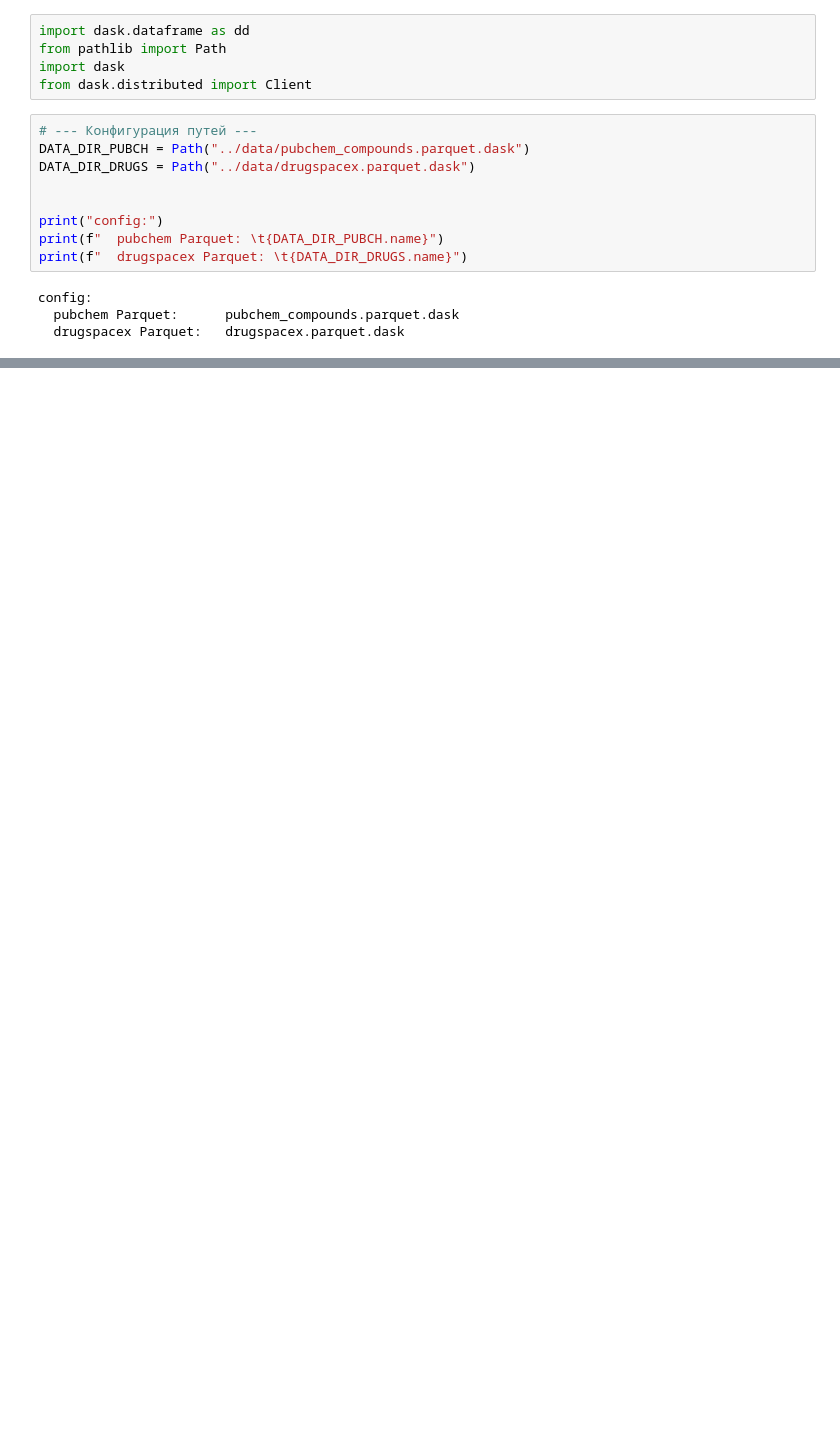
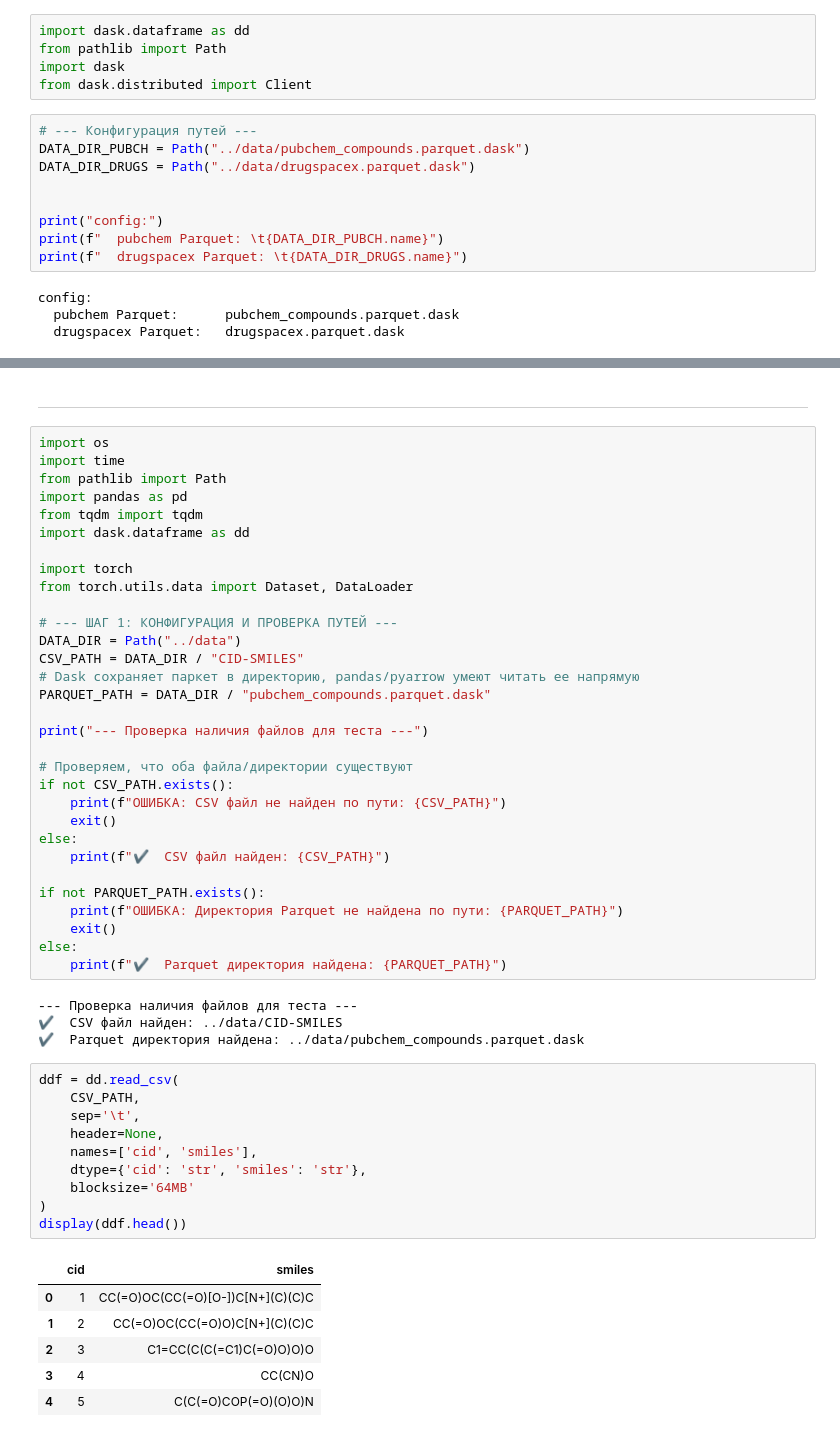
Before and after one commit to immelstorun/xformer_molecular_embedder, a Jupyter notebook: sandbox/dataset_intersect.ipynb, the cells around one changed output, grey strips where cells are left out. Cells and saved outputs as stored; diff of their text form; blank space fills up the shorter version.

```diff
--- a/sandbox/dataset_intersect.ipynb
+++ b/sandbox/dataset_intersect.ipynb
@@ -26,0 +164,54 @@ Dask dashboard link: http://127.0.0.1:8787/status
+# %% [markdown]
+---
+# %%
+import os
+import time
+from pathlib import Path
+import pandas as pd
+from tqdm import tqdm
+import dask.dataframe as dd
+
+import torch
+from torch.utils.data import Dataset, DataLoader
+
+# --- ШАГ 1: КОНФИГУРАЦИЯ И ПРОВЕРКА ПУТЕЙ ---
+DATA_DIR = Path("../data")
+CSV_PATH = DATA_DIR / "CID-SMILES"
+# Dask сохраняет паркет в директорию, pandas/pyarrow умеют читать ее напрямую
+PARQUET_PATH = DATA_DIR / "pubchem_compounds.parquet.dask"
+
+print("--- Проверка наличия файлов для теста ---")
+
+# Проверяем, что оба файла/директории существуют
+if not CSV_PATH.exists():
+    print(f"ОШИБКА: CSV файл не найден по пути: {CSV_PATH}")
+    exit()
+else:
+    print(f"✔️  CSV файл найден: {CSV_PATH}")
+
+if not PARQUET_PATH.exists():
+    print(f"ОШИБКА: Директория Parquet не найдена по пути: {PARQUET_PATH}")
+    exit()
+else:
+    print(f"✔️  Parquet директория найдена: {PARQUET_PATH}")
+# %% [output]
+--- Проверка наличия файлов для теста ---
+✔️  CSV файл найден: ../data/CID-SMILES
+✔️  Parquet директория найдена: ../data/pubchem_compounds.parquet.dask
+# %%
+ddf = dd.read_csv(
+    CSV_PATH,
+    sep='\t',
+    header=None,
+    names=['cid', 'smiles'],
+    dtype={'cid': 'str', 'smiles': 'str'},
+    blocksize='64MB'
+)
+display(ddf.head())
+# %% [output]
+|  | cid | smiles |
+| 0 | 1 | CC(=O)OC(CC(=O)[O-])C[N+](C)(C)C |
+| 1 | 2 | CC(=O)OC(CC(=O)O)C[N+](C)(C)C |
+| 2 | 3 | C1=CC(C(C(=C1)C(=O)O)O)O |
+| 3 | 4 | CC(CN)O |
+| 4 | 5 | C(C(=O)COP(=O)(O)O)N |
```
Also changed, not shown: parts of 12 cells of this notebook, 6 other files.
